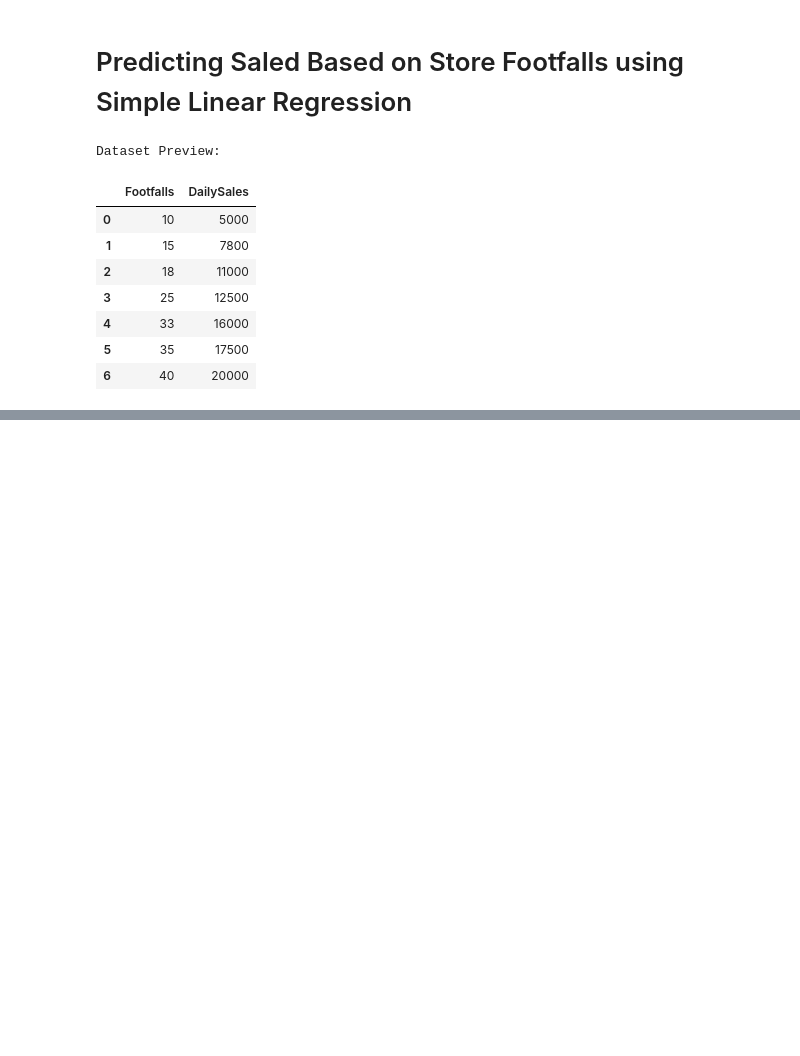
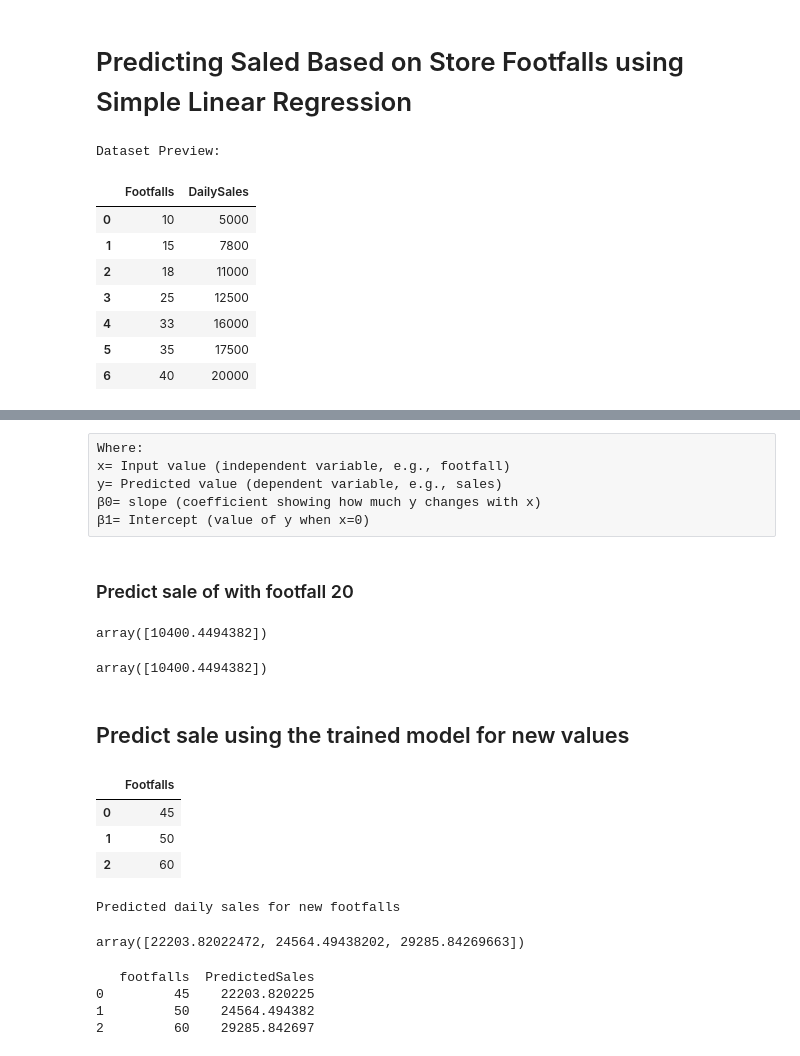
Before and after one commit to neeraj654123/Data-Science, a Jupyter notebook: Linear Regression/Simple Linear Regression/02_SLR.ipynb, the cells around one changed output, grey strips where cells are left out. Drawn from its saved outputs; the diff is of its cells as text; code cells hidden in the pictures; blank space fills up the shorter version.

```diff
--- a/Linear Regression/Simple Linear Regression/02_SLR.ipynb
+++ b/Linear Regression/Simple Linear Regression/02_SLR.ipynb
@@ -20,0 +56,41 @@ Dataset Preview:
+# %% [raw]
+Where:
+x= Input value (independent variable, e.g., footfall)
+y= Predicted value (dependent variable, e.g., sales)
+β0= slope (coefficient showing how much y changes with x)
+β1= Intercept (value of y when x=0)
+# %% [markdown]
+### Predict sale of with footfall 20
+# %%
+model.intercept_ + model.coef_*20
+# %% [output]
+array([10400.4494382])
+# %%
+model.predict([[20]])
+# %% [output]
+array([10400.4494382])
+# %% [markdown]
+## Predict sale using the trained model for new values
+# %%
+new_footfalls = pd.DataFrame({'Footfalls':[45,50,60]})
+new_footfalls
+# %% [output]
+|  | Footfalls |
+| 0 | 45 |
+| 1 | 50 |
+| 2 | 60 |
+# %%
+# Predict new sales
+predicted_sales = model.predict(new_footfalls)
+print("Predicted daily sales for new footfalls\n")
+predicted_sales
+# %% [output]
+Predicted daily sales for new footfalls
+array([22203.82022472, 24564.49438202, 29285.84269663])
+# %%
+print(pd.DataFrame({'footfalls': new_footfalls['Footfalls'], 'PredictedSales':predicted_sales}))
+# %% [output]
+   footfalls  PredictedSales
+0         45    22203.820225
+1         50    24564.494382
+2         60    29285.842697
```
Also changed, not shown: parts of 10 cells of this notebook.
